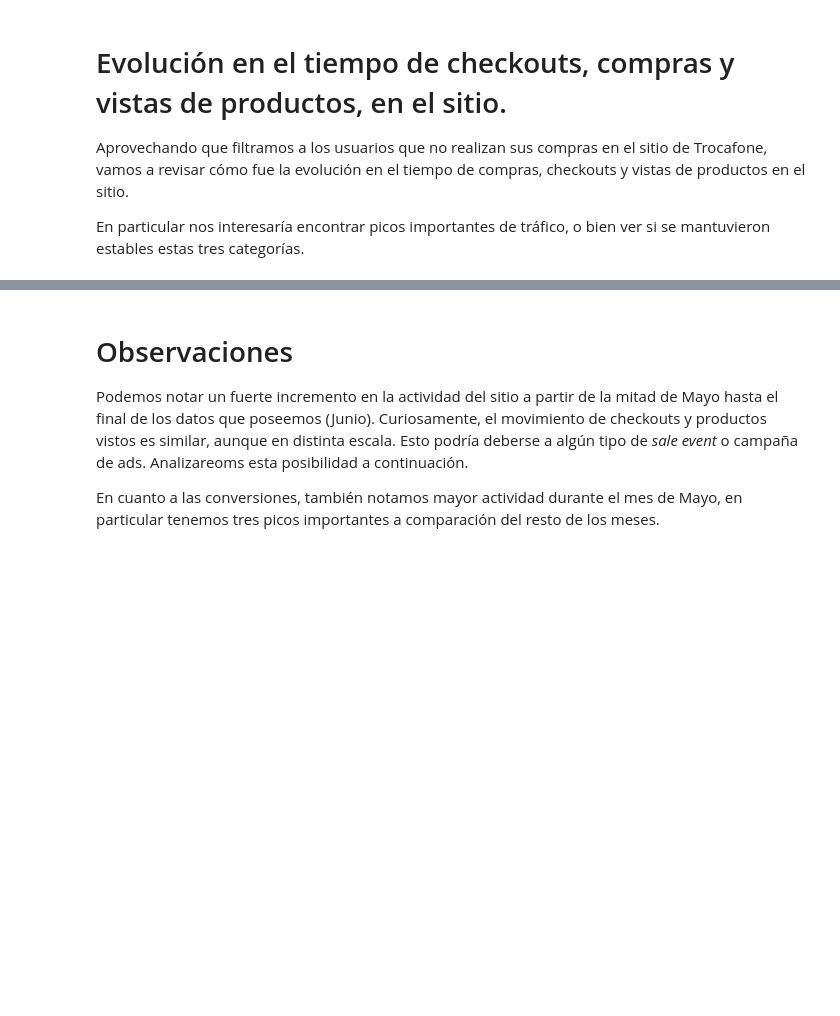
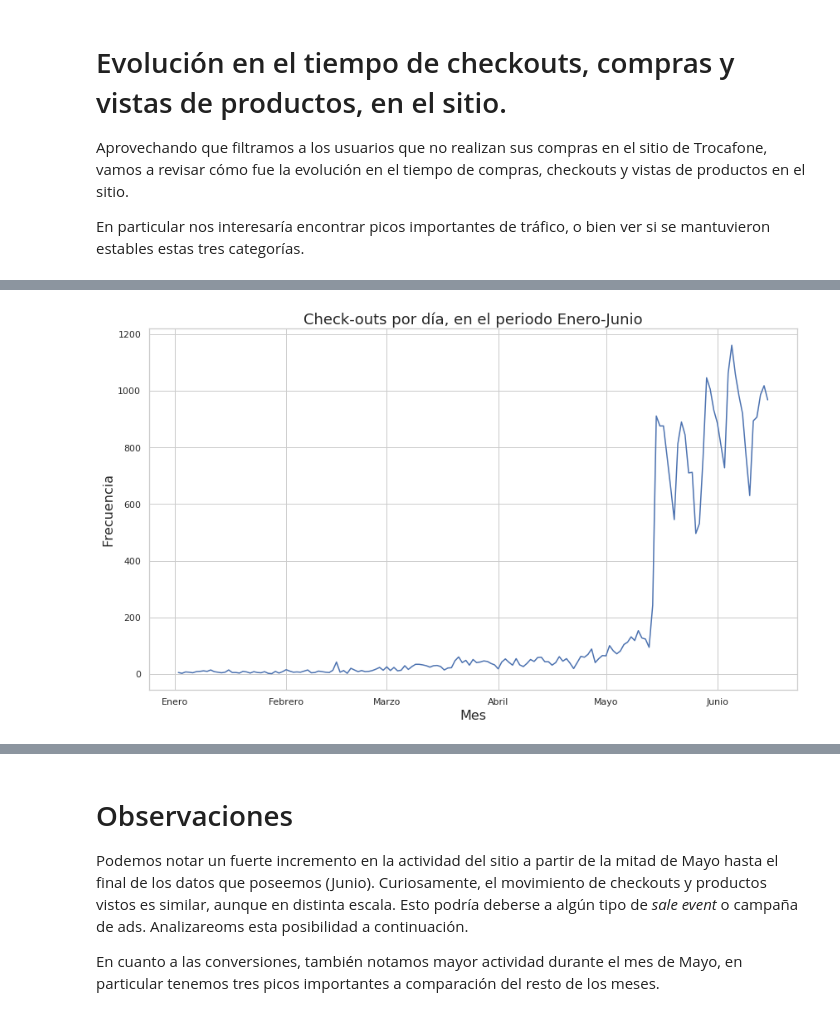
Before and after one commit to ndvazquez/7506-OrganizacionDeDatos, a Jupyter notebook: Conversiones en el sitio.ipynb, the cells around one changed output, grey strips where cells are left out. Saved outputs shown, nothing was run; the diff lists cells and outputs as text; code cells hidden in the pictures; blank space fills up the shorter version.

```diff
--- a/Conversiones en el sitio.ipynb
+++ b/Conversiones en el sitio.ipynb
@@ -124,9 +151,11 @@ plt.show()
 # %%
 ts_checkout = df_filtrado.loc[df_filtrado['event'] == 'checkout'].sort_values(by='timestamp')
 ts_vc = ts_checkout['timestamp'].value_counts()
-plt.figure(figsize=(12,6))
+plt.figure(figsize=(14,8))
 g = graficar_lineplot('Check-outs por día, en el periodo Enero-Junio', ts_vc)
 plt.show()
+# %% [output]
+[figure, added]
 # %%
 ts_viewed_product = df_filtrado.loc[df_filtrado['event'] == 'viewed product'].sort_values(by='timestamp')
 ts_vc = ts_viewed_product['timestamp'].value_counts()
```
Also changed, not shown: parts of 9 cells of this notebook.
